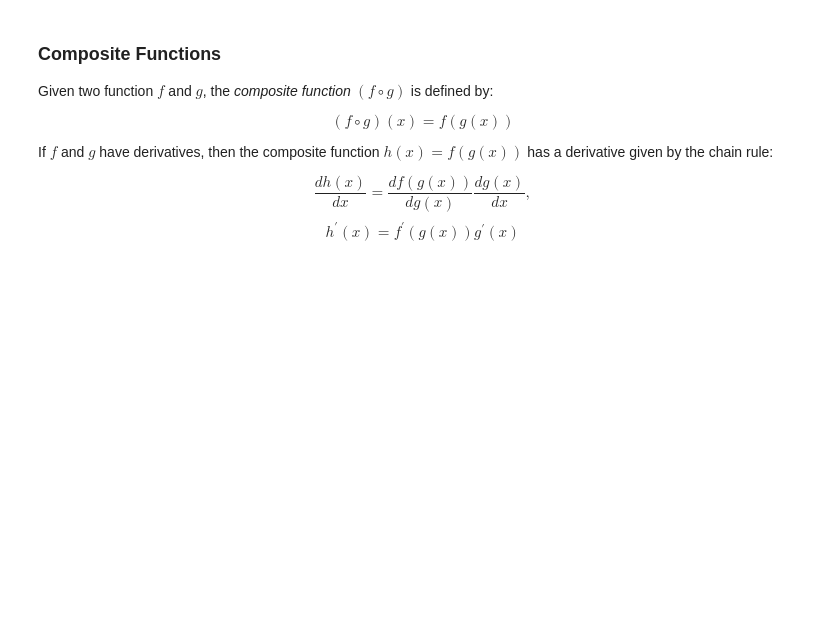
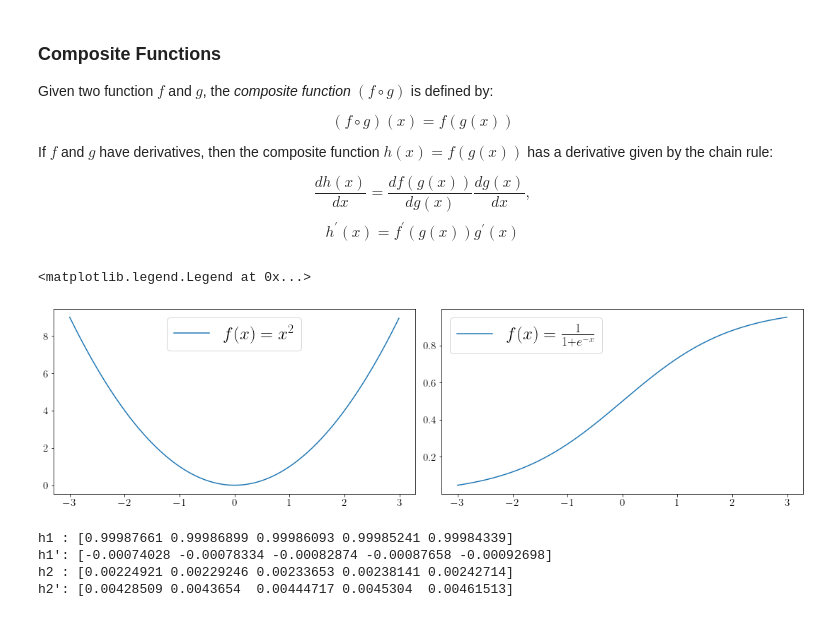
Before and after one commit to visprax/DeepXLearning, a Jupyter notebook: 00-Mathematical-Foundation/mathematical_foundation.ipynb, the cells around one changed output. Drawn from its saved outputs; the diff is of its cells as text; code cells hidden in the pictures; blank space fills up the shorter version.

```diff
--- a/00-Mathematical-Foundation/mathematical_foundation.ipynb
+++ b/00-Mathematical-Foundation/mathematical_foundation.ipynb
@@ -42,7 +43,33 @@ def square(arr):
 # %%
-# Apply the sigmoid function, 1 / (1 + e^(-x)), to each point in a numpy array.
-def sigmoid(arr):
-    return 1 / (1 + np.exp(-arr))
+import matplotlib.pyplot as plt
+from matplotlib.gridspec import GridSpec
+
+%matplotlib inline
+
+plt.rcParams["text.usetex"] = True
+plt.rcParams["axes.titlesize"] = 25
+plt.rcParams["xtick.labelsize"] = 15
+plt.rcParams["ytick.labelsize"] = 15
+plt.rcParams["legend.fontsize"] = 25
+
+
+fig = plt.figure(constrained_layout=True)
+fig.set_figwidth(15)
+
+gs = GridSpec(1, 2, figure = fig)
+ax1 = fig.add_subplot(gs[0, 0])
+ax2 = fig.add_subplot(gs[0, 1])
+
+x = np.arange(-3, 3, 0.01)
+
+ax1.plot(x, square(x), label=r"$f(x) = x^2$")
+ax2.plot(x, sigmoid(x), label=r"$f(x) = \frac{1}{1 + e^{-x}}$")
+
+ax1.legend(loc="upper center")
+ax2.legend(loc="upper left")
+# %% [output]
+<matplotlib.legend.Legend at 0x...>
+[figure, added]
 # %%
 # Compute the derivative of a composite function using the chain rule, f(g(x))' = f'(g(x))*g'(x),
 # at each point of an input numpy array.
@@ -60,3 +87,21 @@ def derivate_by_chain_rule(funcs, arr):
     fprime_gx = derivative(f, gx)
 
     return fprime_gx * gprime_x
+# %%
+x = np.arange(-3, 3, 0.01)
+
+funcs1 = [sigmoid, square]
+h1 = sigmoid(square(x))
+h1_prime = derivate_by_chain_rule(funcs1, x)
+
+funcs2 = [square, sigmoid]
+h2 = square(sigmoid(x))
+h2_prime = derivate_by_chain_rule(funcs2, x)
+
+print(f"h1 : {h1[:5]} \nh1': {h1_prime[:5]}")
+print(f"h2 : {h2[:5]} \nh2': {h2_prime[:5]}")
+# %% [output]
+h1 : [0.99987661 0.99986899 0.99986093 0.99985241 0.99984339]
+h1': [-0.00074028 -0.00078334 -0.00082874 -0.00087658 -0.00092698]
+h2 : [0.00224921 0.00229246 0.00233653 0.00238141 0.00242714]
+h2': [0.00428509 0.0043654  0.00444717 0.0045304  0.00461513]
```
Also changed, not shown: parts of 4 cells of this notebook.
